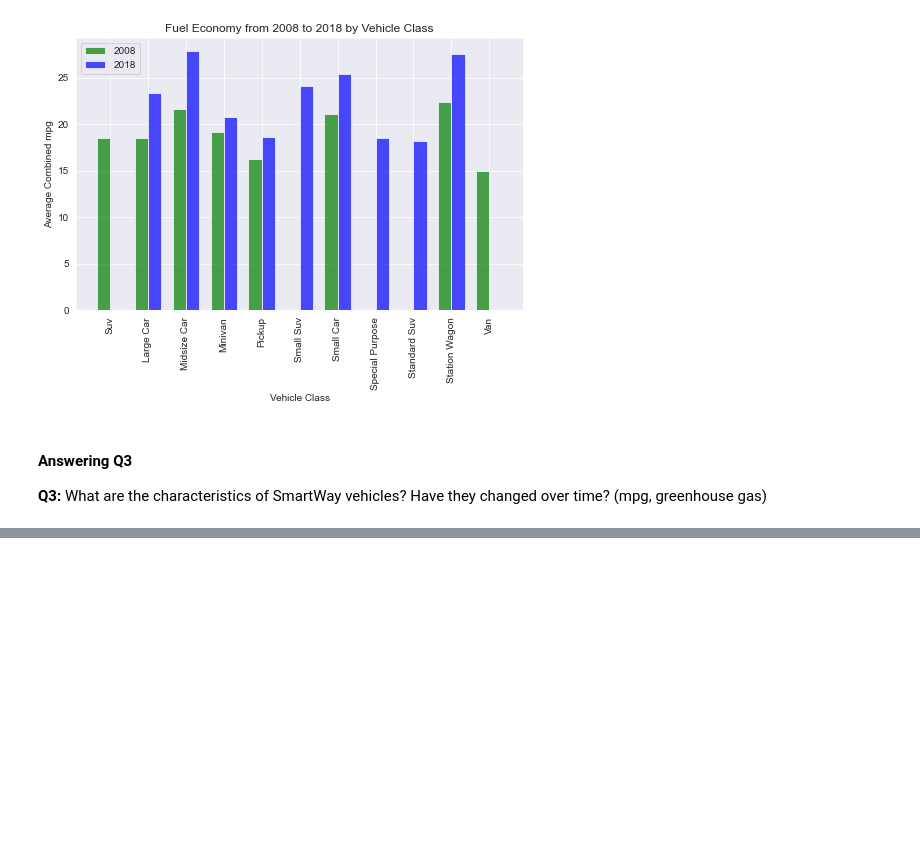
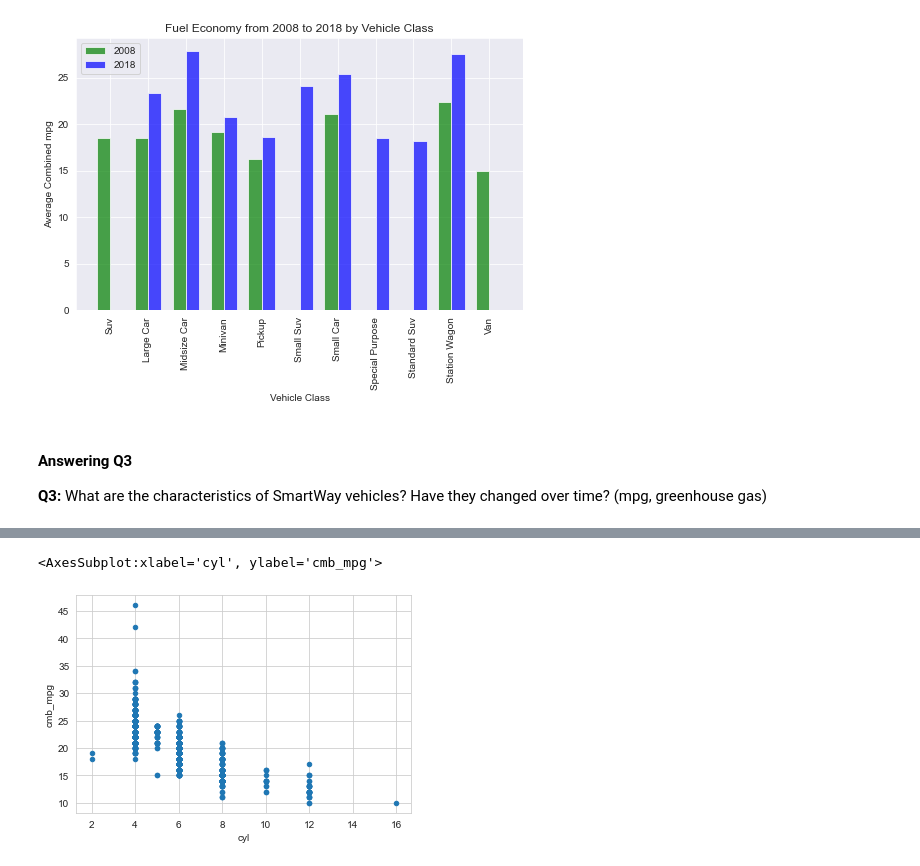
Before and after one commit to emaahdy/Data-Analysis, a Jupyter notebook: Fuel-Economy/fuel_economy.ipynb, the cells around one changed output, grey strips where cells are left out. Cells and saved outputs as stored; diff of their text form; code cells hidden in the pictures; blank space fills up the shorter version.

```diff
--- a/Fuel-Economy/fuel_economy.ipynb
+++ b/Fuel-Economy/fuel_economy.ipynb
@@ -1084,0 +1166,5 @@ plt.legend()
+# %%
+fuel_08_CA.plot(x="cyl", y="cmb_mpg", kind='scatter')
+# %% [output]
+<AxesSubplot:xlabel='cyl', ylabel='cmb_mpg'>
+[figure, added]
```
Also changed, not shown: parts of 23 cells of this notebook, 1 other file.
